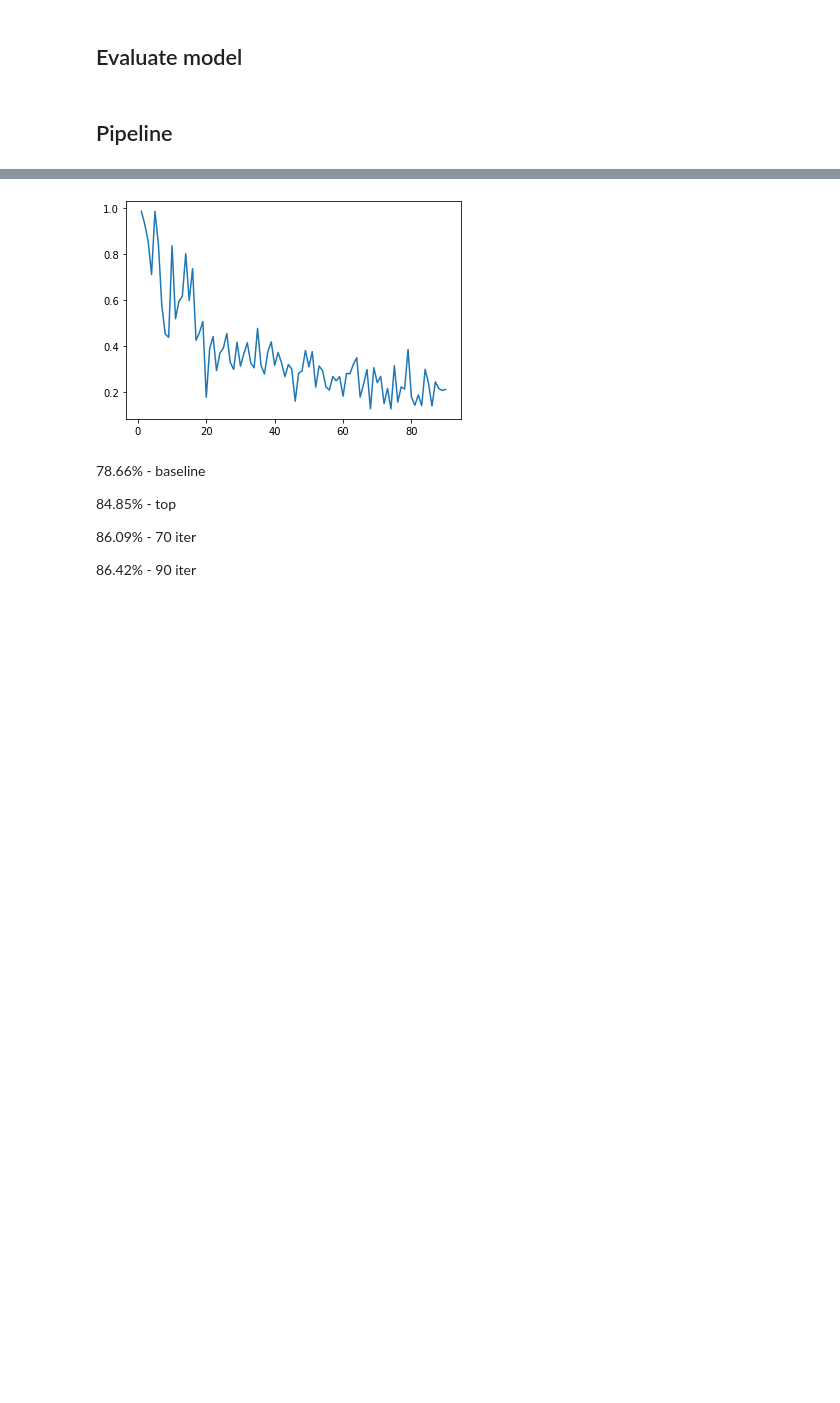
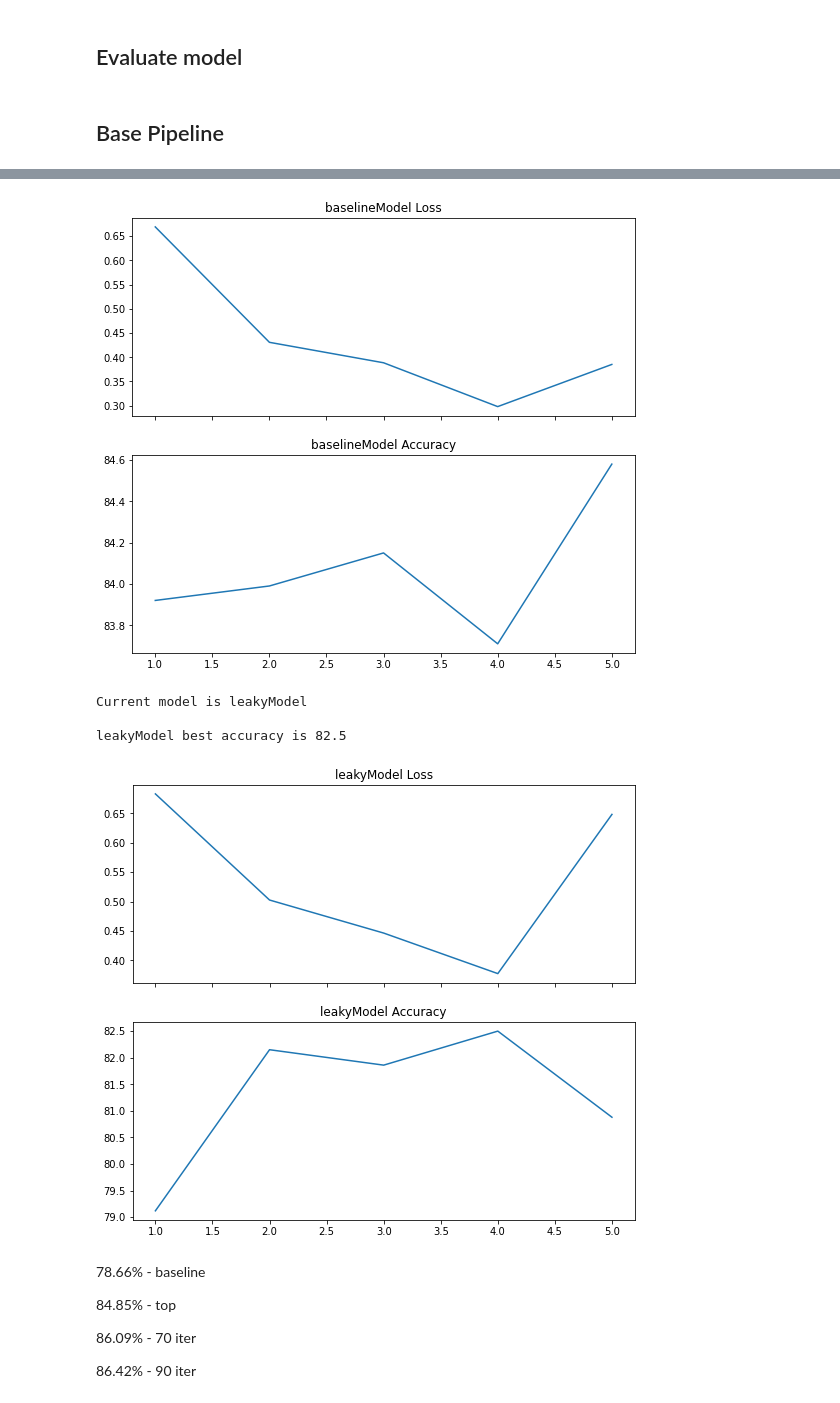
Before and after one commit to AlinaGalenina/ML_HOMEWORK4, a Jupyter notebook: pipeline_collab.ipynb, the cells around one changed output, grey strips where cells are left out. Drawn from its saved outputs; the diff is of its cells as text; code cells hidden in the pictures; blank space fills up the shorter version.

Commit message:
Accuracy 86.95

```diff
--- a/pipeline_collab.ipynb
+++ b/pipeline_collab.ipynb
@@ -106,8 +105,8 @@ Transform: Compose(
 # %%
 import inspect
+
 models_ = []
 for name, obj in inspect.getmembers(models):
     if inspect.isclass(obj) and inspect.getmodule(obj).__name__.split(".")[-1] == "models":
-        models_.append(obj)
-        # print (obj)
-# print(models.__dict__)
+        models_.append(obj())
+        print (obj().__class__.__name__)
@@ -117,7 +139,9 @@ for name, obj in inspect.getmembers(models):
 def train_model(model):
     losses = []
     epochs = []
+    metrics = []
     total_step = len(train_data)
+    model.train()
     with tqdm(total=num_epochs, file=sys.stdout) as pbar:
       for epoch in range(num_epochs):
         glloss = 0
@@ -144,19 +168,17 @@ def train_model(model):
             optimizer.step()
 
             glloss = loss.item()
-            # if (i + 1) % 100 == 0:
-            #   print("glloss")
-              # tqdm.write('\nEpoch [{}/{}], Step [{}/{}], Loss: {:.4f}'.format(epoch + 1, num_epochs, i + 1, total_step, loss.item()))
 
         # Save the model checkpoint
+        metric = eval_model(model)
+        metrics.append(metric)
         epochs.append(epoch + 1)
-        print(f"Current epoch is {epoch + 1} current loss is {glloss}")
+        # print(f"Current epoch is {epoch + 1},  current loss is {glloss}, val accuracy is {metric}")
         pbar.update(1)
-        sleep(1)
         losses.append(glloss)
-        torch.save(model.state_dict(), 'model.ckpt')
+        torch.save(model.state_dict(), f'model_{model.__class__.__name__}.ckpt')
 
-    return losses, epochs
+    return losses, epochs, metrics
 # %% [markdown]
 ## Evaluate model
 # %%
@@ -186,21 +204,26 @@ def eval_model(model):
 # %% [markdown]
-## Pipeline
+## Base Pipeline
 # %%
+%matplotlib inline
 import matplotlib.pyplot as plt
+import numpy as np
 
 for model in models_:
-    # print(f"\nCurrent model is {model.__name__}")
-    model = model()
-    # print(model)
+    fig, (ax1, ax2) = plt.subplots(2, sharex=True, figsize=(9, 8))
+    print(f"\nCurrent model is {model.__class__.__name__}")
     model.to(device)
 
     loss_function = nn.CrossEntropyLoss()
-    # optimizer = torch.optim.Adam(model.parameters(), lr=learning_rate)
     optimizer = torch.optim.AdamW(model.parameters(), lr=learning_rate)
 
-    losses, epochs = train_model(model)
-    # print(losses)
-    plt.plot(epochs, losses)
-    eval_model(model)
-# optimizer = torch.optim.SGD(model.parameters(), lr=learning_rate, momentum=momentum)
+    losses, epochs, metrics = train_model(model)
+
+    ax1.plot(epochs, losses)
+    ax1.set_title(f"{model.__class__.__name__} Loss")
+    ax2.plot(epochs, metrics)
+    ax2.set_title(f"{model.__class__.__name__} Accuracy")
+
+    print(f"{model.__class__.__name__} best accuracy is {np.max(metrics)}")
+    plt.show()
+# # optimizer = torch.optim.SGD(model.parameters(), lr=learning_rate, momentum=momentum)
 # %% [output]
@@ -224,4 +233,8 @@ Test Accuracy of the model on the 40 test images: 86.41 %
-[figure, old version]
+[figure, new version]
+Current model is leakyModel
+
+leakyModel best accuracy is 82.5
+[figure, added]
 # %% [markdown]
 78.66% - baseline
 
```
Also changed, not shown: parts of 15 cells of this notebook, 2 other files.
